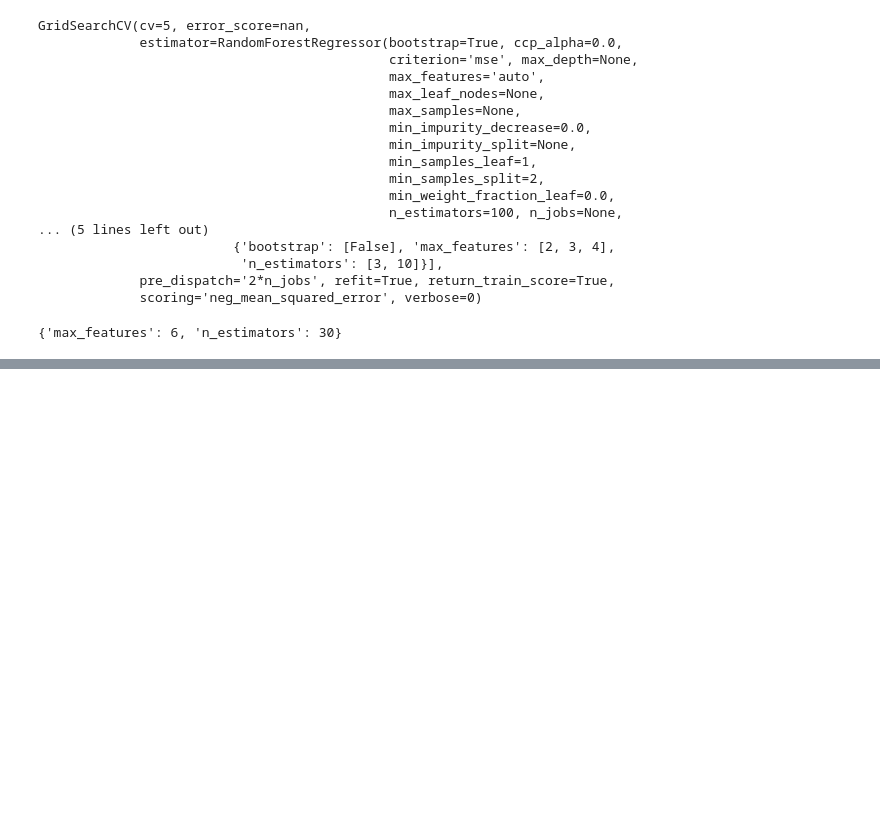
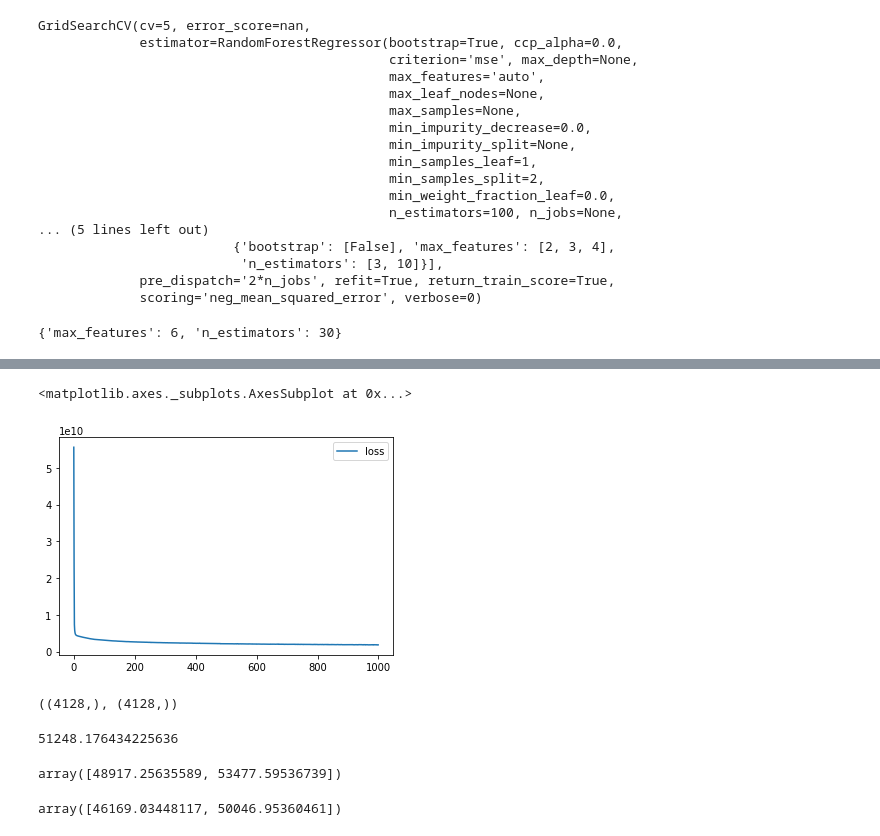
Before and after one commit to Dimisz/handson_ml, a Jupyter notebook: chapter2_end_to_end.ipynb, the cells around one changed output, grey strips where cells are left out. Drawn from its saved outputs; the diff is of its cells as text; code cells hidden in the pictures; blank space fills up the shorter version.

```diff
--- a/chapter2_end_to_end.ipynb
+++ b/chapter2_end_to_end.ipynb
@@ -638,0 +680,19 @@ sorted(zip(feature_importances, attributes), reverse=True)
+# %%
+# Since we have 16 features we'll use multiples of 16 neurons
+
+ann = Sequential()
+ann.add(Dense(128, activation="relu"))
+ann.add(Dense(64, activation="relu"))
+ann.add(Dense(32, activation="relu"))
+ann.add(Dense(16, activation="relu"))
+ann.add(Dense(16, activation="relu"))
+
+ann.add(Dense(1))
+# %%
+ann.compile(optimizer='adam',
+            loss='mse')
+# %%
+ann.fit(x=housing_prepared,
+          y=housing_labels,
+          batch_size=128,
+          epochs=1000)
@@ -638,0 +718,6 @@ sorted(zip(feature_importances, attributes), reverse=True)
+# %%
+losses = pd.DataFrame(ann.history.history)
+losses.plot()
+# %% [output]
+<matplotlib.axes._subplots.AxesSubplot at 0x...>
+[figure, added]
@@ -638,0 +729,22 @@ sorted(zip(feature_importances, attributes), reverse=True)
+# %%
+ann_preds.shape, y_test.shape
+# %% [output]
+((4128,), (4128,))
+# %%
+ann_rmse
+# %% [output]
+51248.176434225636
+# %%
+ann_squared_errors = (ann_preds - y_test) ** 2
+np.sqrt(stats.t.interval(confidence, len(ann_squared_errors) - 1,
+                         loc=ann_squared_errors.mean(),
+                         scale=stats.sem(ann_squared_errors)))
+# %% [output]
+array([48917.25635589, 53477.59536739])
+# %%
+squared_errors = (final_predictions - y_test) ** 2
+np.sqrt(stats.t.interval(confidence, len(squared_errors) - 1,
+                         loc=squared_errors.mean(),
+                         scale=stats.sem(squared_errors)))
+# %% [output]
+array([46169.03448117, 50046.95360461])
```
Also changed, not shown: parts of 22 cells of this notebook.
